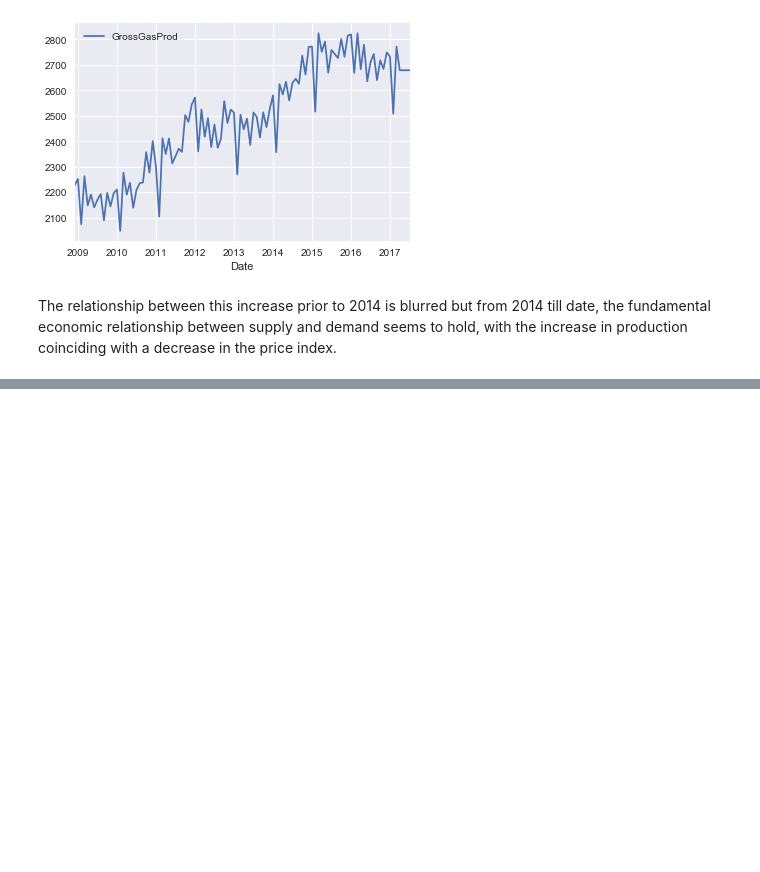
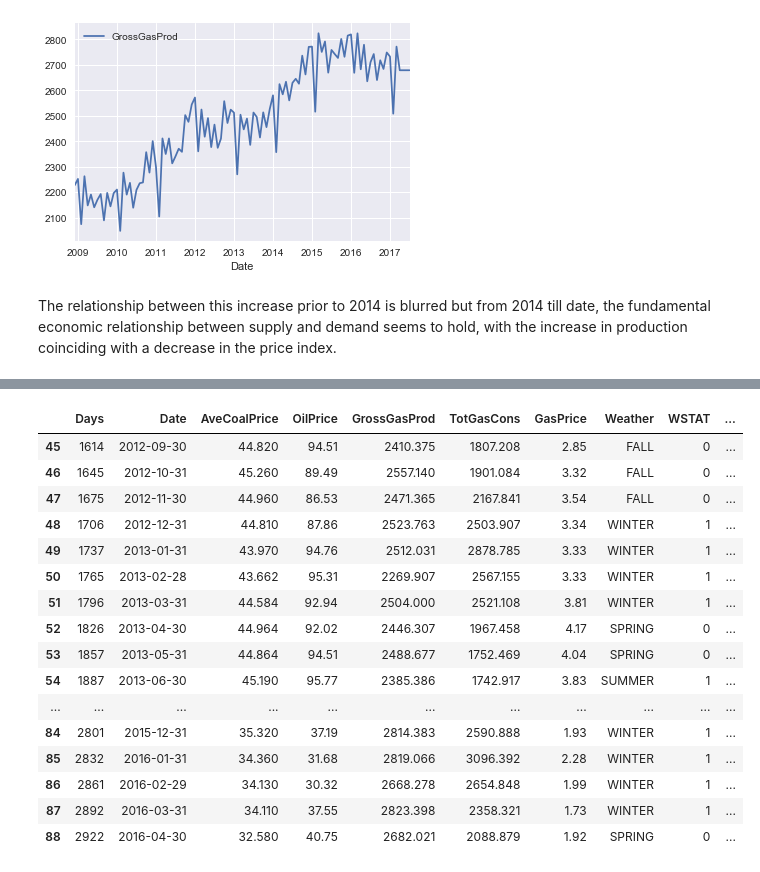
Before and after one commit to druchefavour/Data-Science---Project, a Jupyter notebook: Capstone Project Report.ipynb, the cells around one changed output, grey strips where cells are left out. Cells and saved outputs as stored; diff of their text form; code cells hidden in the pictures; blank space fills up the shorter version.

```diff
--- a/Capstone Project Report.ipynb
+++ b/Capstone Project Report.ipynb
@@ -147,0 +260,20 @@ The prediction accuracy of the Bagged Trees have been improved using Random Fore
+# %%
+df[45:89]
+# %% [output]
+|  | Days | Date | AveCoalPrice | OilPrice | GrossGasProd | TotGasCons | GasPrice | Weather | WSTAT | ... |
+| 45 | 1614 | 2012-09-30 | 44.820 | 94.51 | 2410.375 | 1807.208 | 2.85 | FALL | 0 | ... |
+| 46 | 1645 | 2012-10-31 | 45.260 | 89.49 | 2557.140 | 1901.084 | 3.32 | FALL | 0 | ... |
+| 47 | 1675 | 2012-11-30 | 44.960 | 86.53 | 2471.365 | 2167.841 | 3.54 | FALL | 0 | ... |
+| 48 | 1706 | 2012-12-31 | 44.810 | 87.86 | 2523.763 | 2503.907 | 3.34 | WINTER | 1 | ... |
+| 49 | 1737 | 2013-01-31 | 43.970 | 94.76 | 2512.031 | 2878.785 | 3.33 | WINTER | 1 | ... |
+| 50 | 1765 | 2013-02-28 | 43.662 | 95.31 | 2269.907 | 2567.155 | 3.33 | WINTER | 1 | ... |
+| 51 | 1796 | 2013-03-31 | 44.584 | 92.94 | 2504.000 | 2521.108 | 3.81 | WINTER | 1 | ... |
+| 52 | 1826 | 2013-04-30 | 44.964 | 92.02 | 2446.307 | 1967.458 | 4.17 | SPRING | 0 | ... |
+| 53 | 1857 | 2013-05-31 | 44.864 | 94.51 | 2488.677 | 1752.469 | 4.04 | SPRING | 0 | ... |
+| 54 | 1887 | 2013-06-30 | 45.190 | 95.77 | 2385.386 | 1742.917 | 3.83 | SUMMER | 1 | ... |
+| ... | ... | ... | ... | ... | ... | ... | ... | ... | ... | ... |
+| 84 | 2801 | 2015-12-31 | 35.320 | 37.19 | 2814.383 | 2590.888 | 1.93 | WINTER | 1 | ... |
+| 85 | 2832 | 2016-01-31 | 34.360 | 31.68 | 2819.066 | 3096.392 | 2.28 | WINTER | 1 | ... |
+| 86 | 2861 | 2016-02-29 | 34.130 | 30.32 | 2668.278 | 2654.848 | 1.99 | WINTER | 1 | ... |
+| 87 | 2892 | 2016-03-31 | 34.110 | 37.55 | 2823.398 | 2358.321 | 1.73 | WINTER | 1 | ... |
+| 88 | 2922 | 2016-04-30 | 32.580 | 40.75 | 2682.021 | 2088.879 | 1.92 | SPRING | 0 | ... |
```
Also changed, not shown: parts of 18 cells of this notebook, 3 other files.
